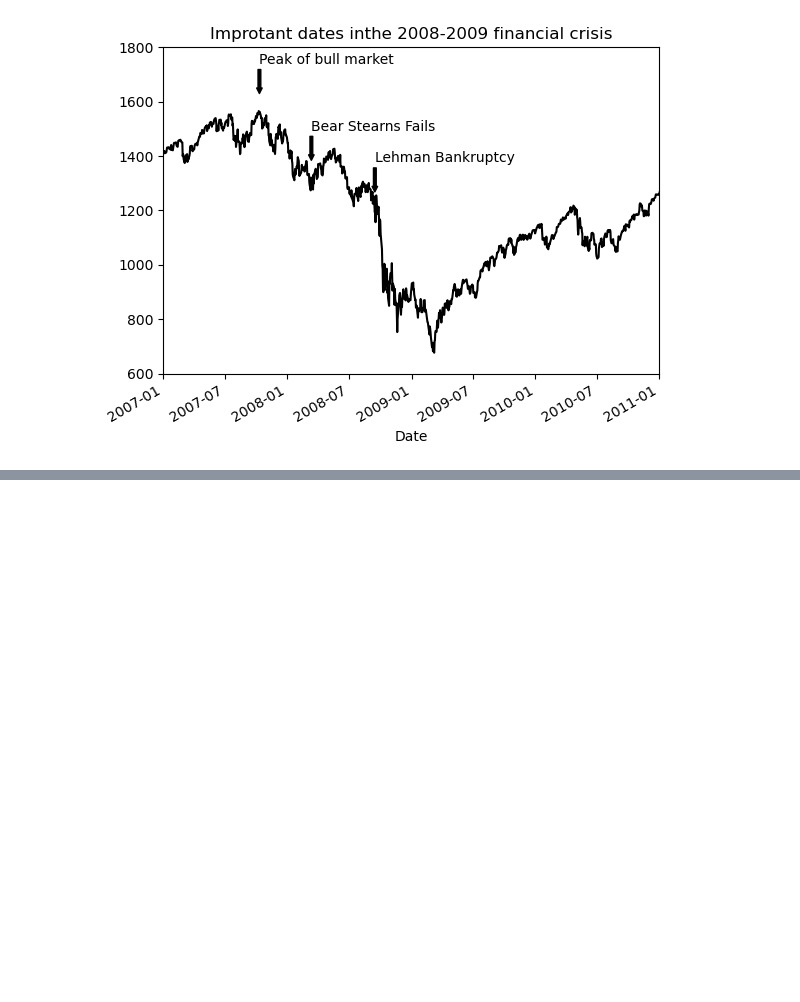
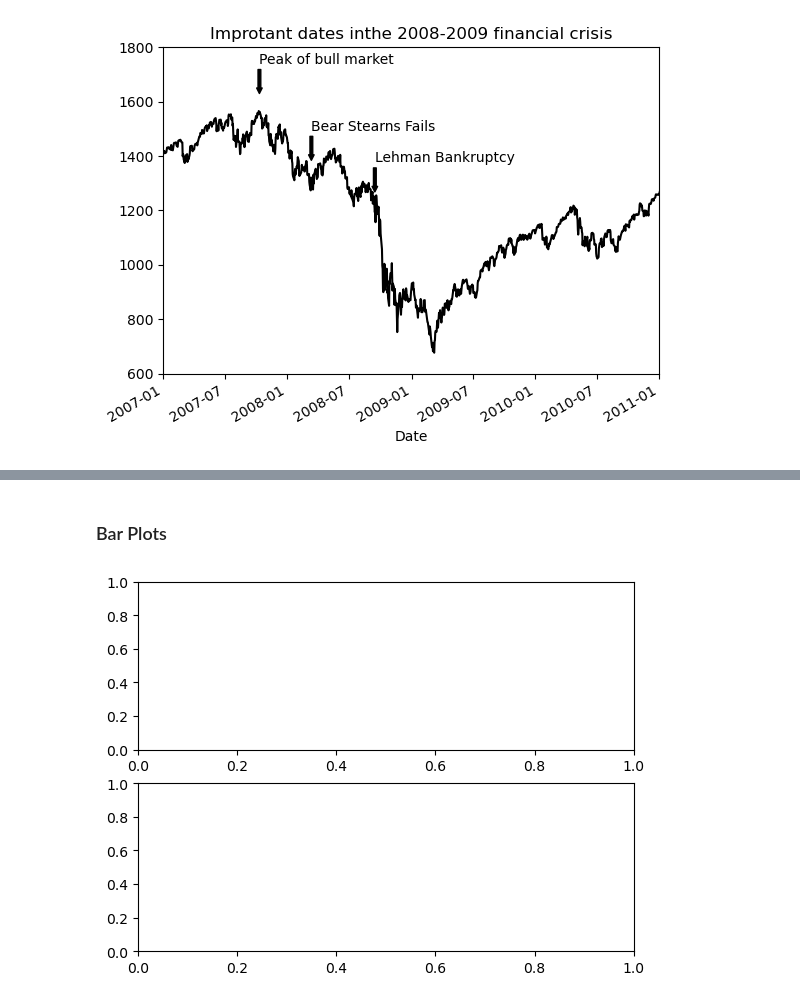
Before and after one commit to karimhbadr1/pydata-book, a Jupyter notebook: Karim/Ch9/Chapter9.ipynb, the cells around one changed output, grey strips where cells are left out. Cells and saved outputs as stored; diff of their text form; code cells hidden in the pictures; blank space fills up the shorter version.

```diff
--- a/Karim/Ch9/Chapter9.ipynb
+++ b/Karim/Ch9/Chapter9.ipynb
@@ -309,0 +434,6 @@ fig
+# %% [markdown]
+### Bar Plots
+# %%
+fig,axes=plt.subplots(2,1)
+# %% [output]
+[figure, added]
```
Also changed, not shown: parts of 70 cells of this notebook, 2 other files.
